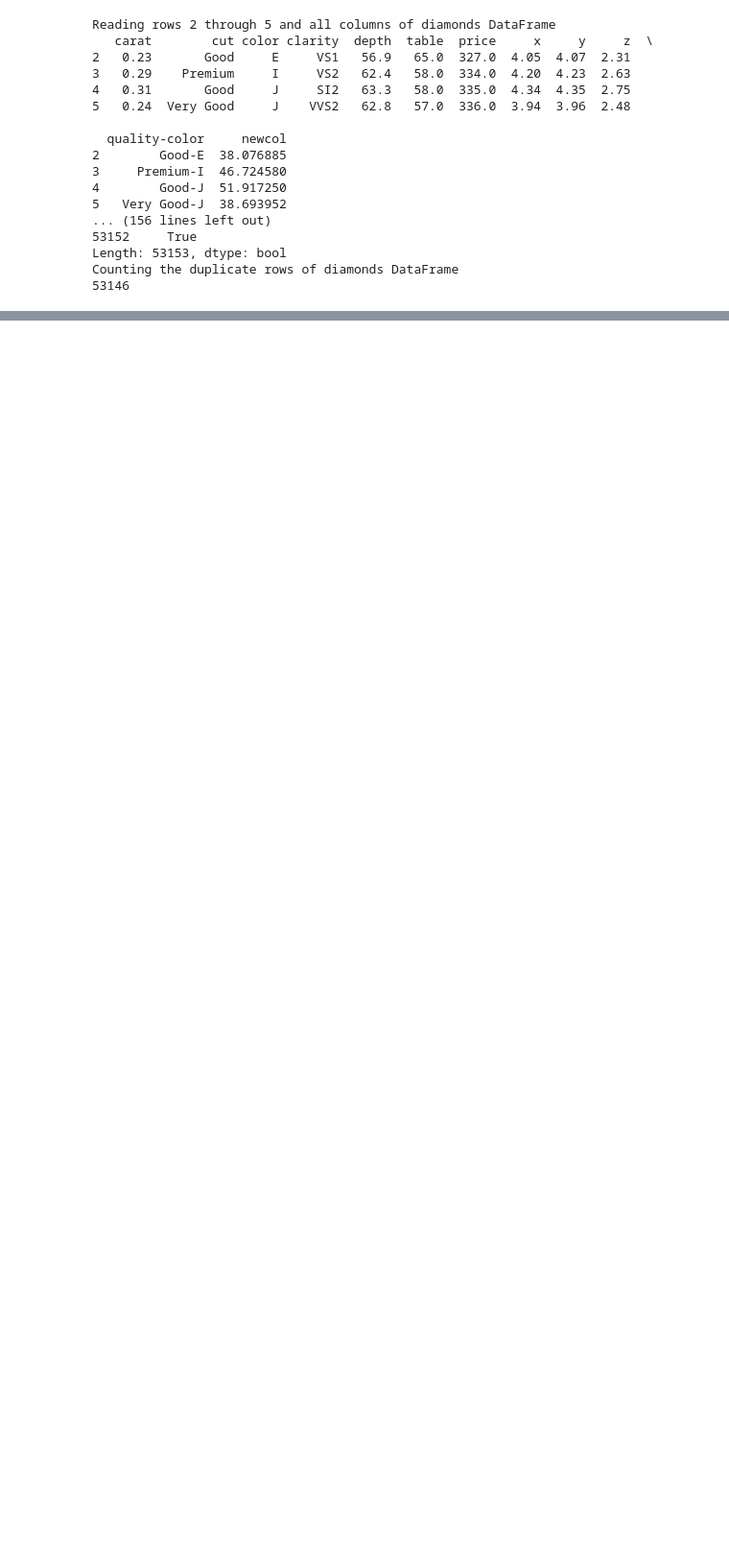
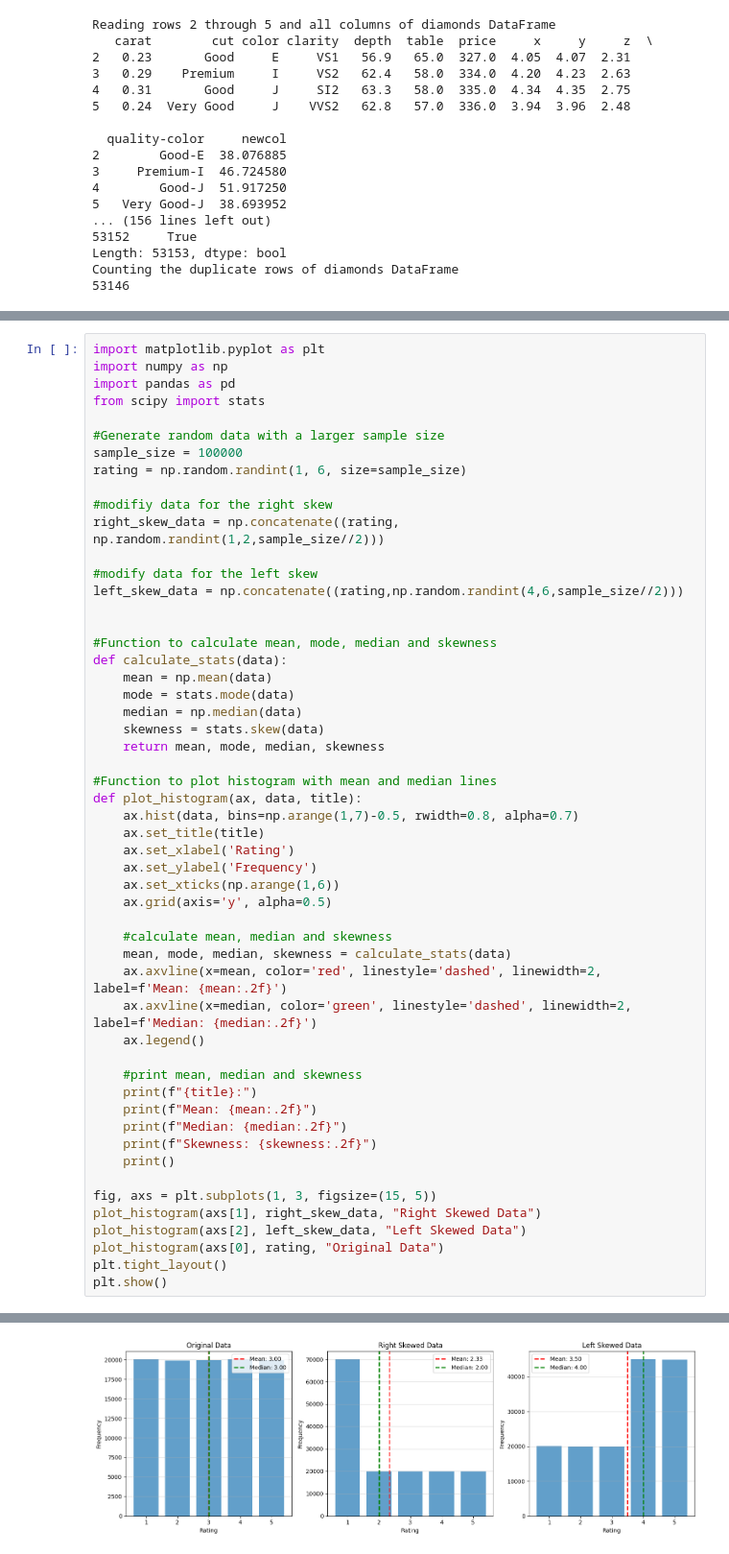
Before and after one commit to abhishekmali9191/Data-Analytics-, a Jupyter notebook: DataAnalytics.ipynb, the cells around one changed output, grey strips where cells are left out. Shown at 96% size. Saved outputs shown, nothing was run; the diff lists cells and outputs as text; blank space fills up the shorter version.

```diff
--- a/DataAnalytics.ipynb
+++ b/DataAnalytics.ipynb
@@ -2540,0 +3209,54 @@ TypeError: unsupported operand type(s) for -: 'str' and 'str'
+# %%
+import matplotlib.pyplot as plt
+import numpy as np
+import pandas as pd
+from scipy import stats
+
+#Generate random data with a larger sample size
+sample_size = 100000
+rating = np.random.randint(1, 6, size=sample_size)
+
+#modifiy data for the right skew
+right_skew_data = np.concatenate((rating, np.random.randint(1,2,sample_size//2)))
+
+#modify data for the left skew
+left_skew_data = np.concatenate((rating,np.random.randint(4,6,sample_size//2)))
+
+
+#Function to calculate mean, mode, median and skewness
+def calculate_stats(data):
+    mean = np.mean(data)
+    mode = stats.mode(data)
+    median = np.median(data)
+    skewness = stats.skew(data)
+    return mean, mode, median, skewness
+
+#Function to plot histogram with mean and median lines
+def plot_histogram(ax, data, title):
+    ax.hist(data, bins=np.arange(1,7)-0.5, rwidth=0.8, alpha=0.7)
+    ax.set_title(title)
+    ax.set_xlabel('Rating')
+    ax.set_ylabel('Frequency')
+    ax.set_xticks(np.arange(1,6))
+    ax.grid(axis='y', alpha=0.5)
+
+    #calculate mean, median and skewness
+    mean, mode, median, skewness = calculate_stats(data)
+    ax.axvline(x=mean, color='red', linestyle='dashed', linewidth=2, label=f'Mean: {mean:.2f}')
+    ax.axvline(x=median, color='green', linestyle='dashed', linewidth=2, label=f'Median: {median:.2f}')
+    ax.legend()
+
+    #print mean, median and skewness
+    print(f"{title}:")
+    print(f"Mean: {mean:.2f}")
+    print(f"Median: {median:.2f}")
+    print(f"Skewness: {skewness:.2f}")
+    print()
+
+fig, axs = plt.subplots(1, 3, figsize=(15, 5))
+plot_histogram(axs[1], right_skew_data, "Right Skewed Data")
+plot_histogram(axs[2], left_skew_data, "Left Skewed Data")
+plot_histogram(axs[0], rating, "Original Data")
+plt.tight_layout()
+plt.show()
+# %% [output]
@@ -2540,0 +3277 @@ TypeError: unsupported operand type(s) for -: 'str' and 'str'
+[figure, added]
```
Also changed, not shown: parts of 7 cells of this notebook.
